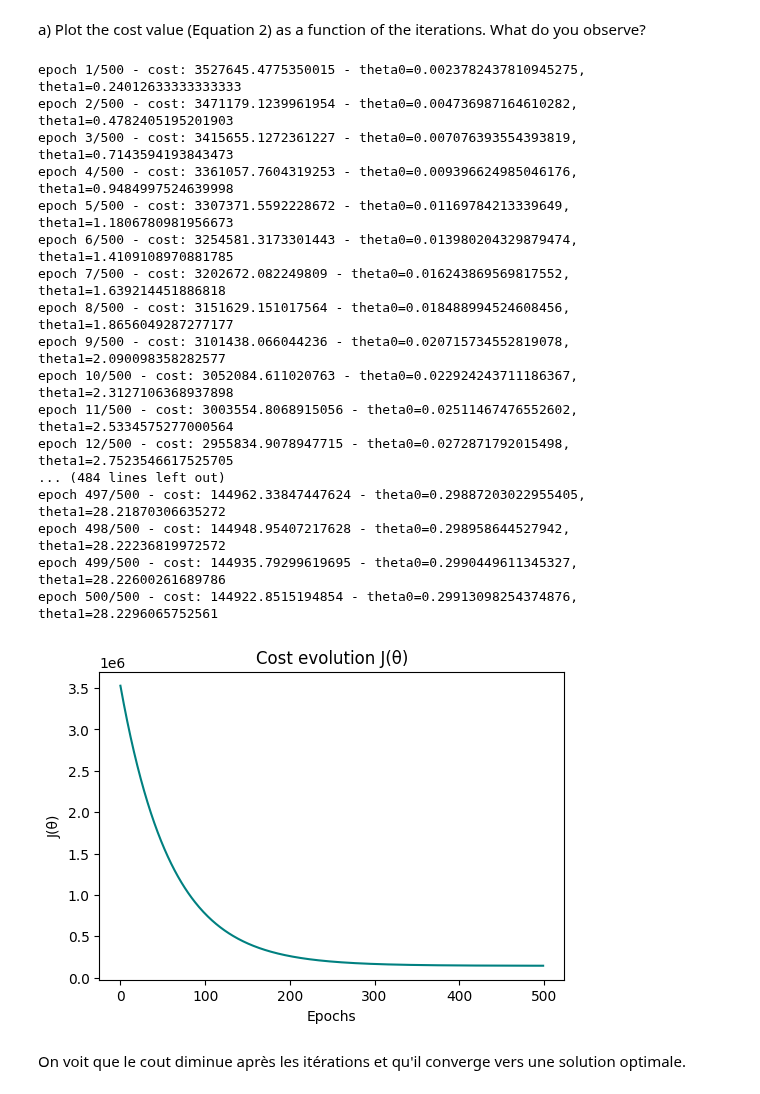
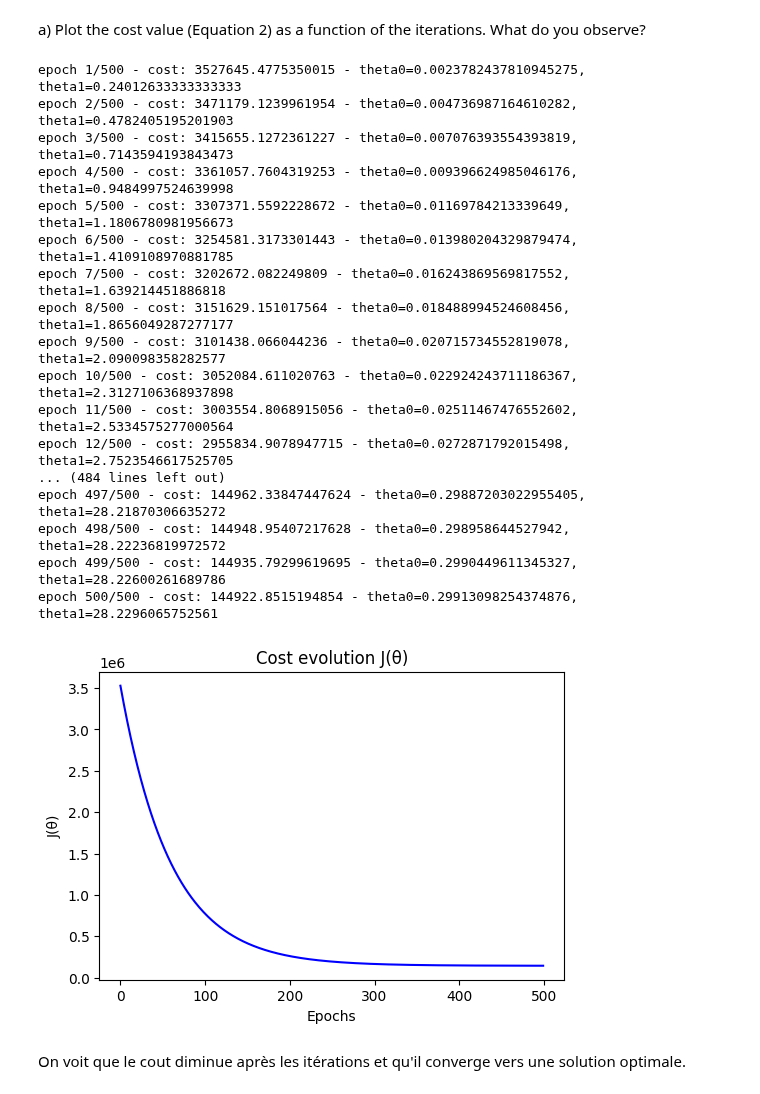
Before and after one commit to pleopleo6/FTP__ML, a Jupyter notebook: ML-PW-04-pellandini-gervasio-jaquet/pw4-linear-regression-pellandini-gervasio-jaquet.ipynb, the cells around one changed output. Cells and saved outputs as stored; diff of their text form; code cells hidden in the pictures.

```diff
--- a/ML-PW-04-pellandini-gervasio-jaquet/pw4-linear-regression-pellandini-gervasio-jaquet.ipynb
+++ b/ML-PW-04-pellandini-gervasio-jaquet/pw4-linear-regression-pellandini-gervasio-jaquet.ipynb
@@ -185,33 +185,33 @@ def gradient_descent(x, y, epochs=500, alpha=0.000001):
 a) Plot the cost value (Equation 2) as a function of the iterations. What do you observe?
 # %%
 # Your code here
-theta0, theta1, losses = gradient_descent(living_area, rent_price, epochs=500, alpha=0.000001)
+theta0, theta1, losses = gradient_descent(x, y, epochs=500, alpha=0.000001)
 
 plt.figure(figsize=(6,4))
-plt.plot(range(len(losses)), losses, color="teal")
+plt.plot(range(len(losses)), losses, color="blue")
 plt.title("Cost evolution J(θ)")
 plt.xlabel("Epochs")
 plt.ylabel("J(θ)")
 plt.show()
 # %% [output]
 epoch 1/500 - cost: 3527645.4775350015 - theta0=0.0023782437810945275, theta1=0.24012633333333333
 epoch 2/500 - cost: 3471179.1239961954 - theta0=0.004736987164610282, theta1=0.4782405195201903
 epoch 3/500 - cost: 3415655.1272361227 - theta0=0.007076393554393819, theta1=0.7143594193843473
 epoch 4/500 - cost: 3361057.7604319253 - theta0=0.009396624985046176, theta1=0.9484997524639998
 epoch 5/500 - cost: 3307371.5592228672 - theta0=0.01169784213339649, theta1=1.1806780981956673
 epoch 6/500 - cost: 3254581.3173301443 - theta0=0.013980204329879474, theta1=1.4109108970881785
 epoch 7/500 - cost: 3202672.082249809 - theta0=0.016243869569817552, theta1=1.639214451886818
 epoch 8/500 - cost: 3151629.151017564 - theta0=0.018488994524608456, theta1=1.8656049287277177
 epoch 9/500 - cost: 3101438.066044236 - theta0=0.020715734552819078, theta1=2.090098358282577
 epoch 10/500 - cost: 3052084.611020763 - theta0=0.022924243711186367, theta1=2.3127106368937898
 epoch 11/500 - cost: 3003554.8068915056 - theta0=0.02511467476552602, theta1=2.5334575277000564
 epoch 12/500 - cost: 2955834.9078947715 - theta0=0.0272871792015498, theta1=2.7523546617525705
 ... (484 lines left out)
 epoch 497/500 - cost: 144962.33847447624 - theta0=0.29887203022955405, theta1=28.21870306635272
 epoch 498/500 - cost: 144948.95407217628 - theta0=0.298958644527942, theta1=28.22236819972572
 epoch 499/500 - cost: 144935.79299619695 - theta0=0.2990449611345327, theta1=28.22600261689786
 epoch 500/500 - cost: 144922.8515194854 - theta0=0.29913098254374876, theta1=28.2296065752561
-[figure, old version]
+[figure, new version]
 # %% [markdown]
 On voit que le cout diminue après les itérations et qu'il converge vers une solution optimale.
 # %% [markdown]
```
Also changed, not shown: parts of 3 cells of this notebook.
